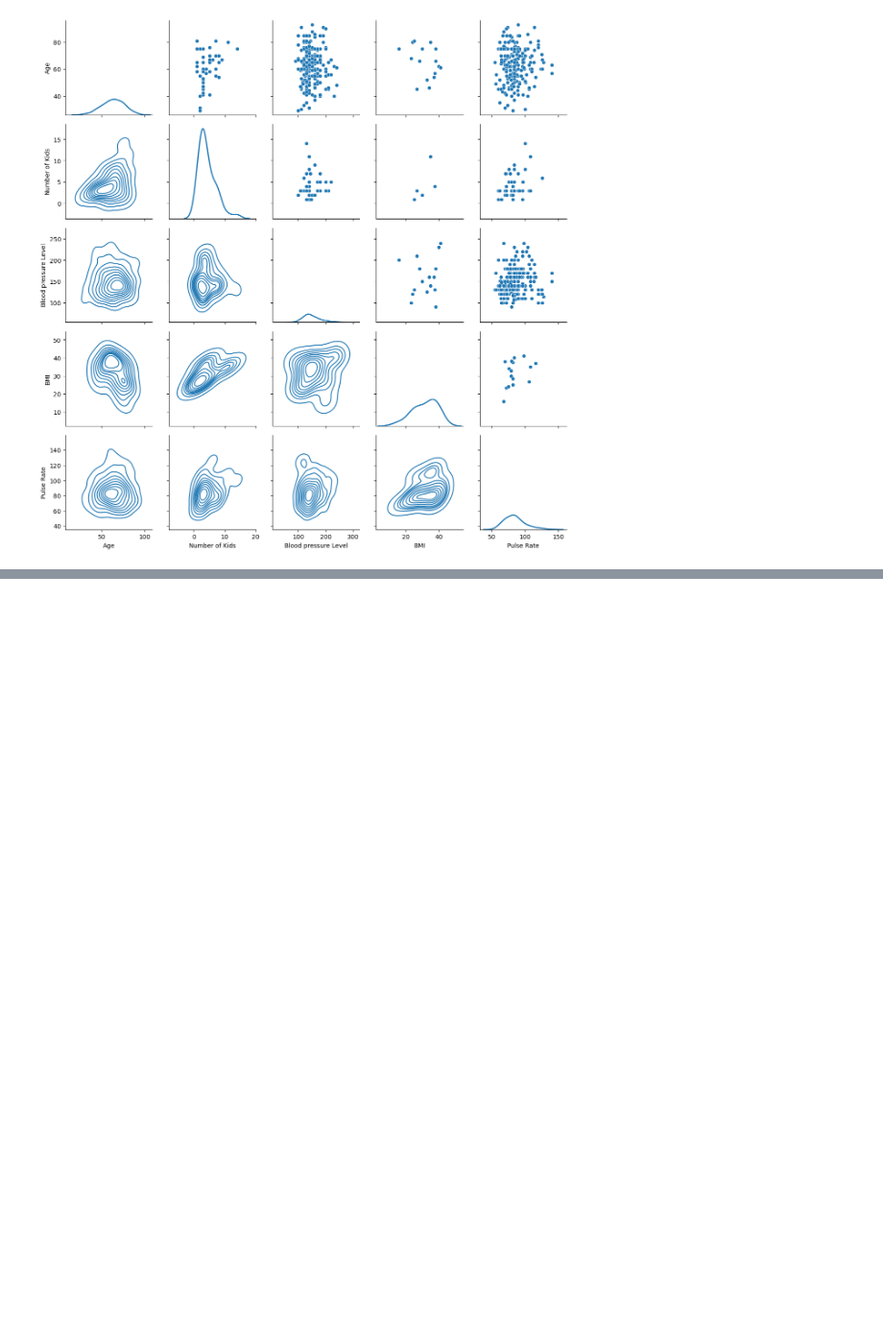
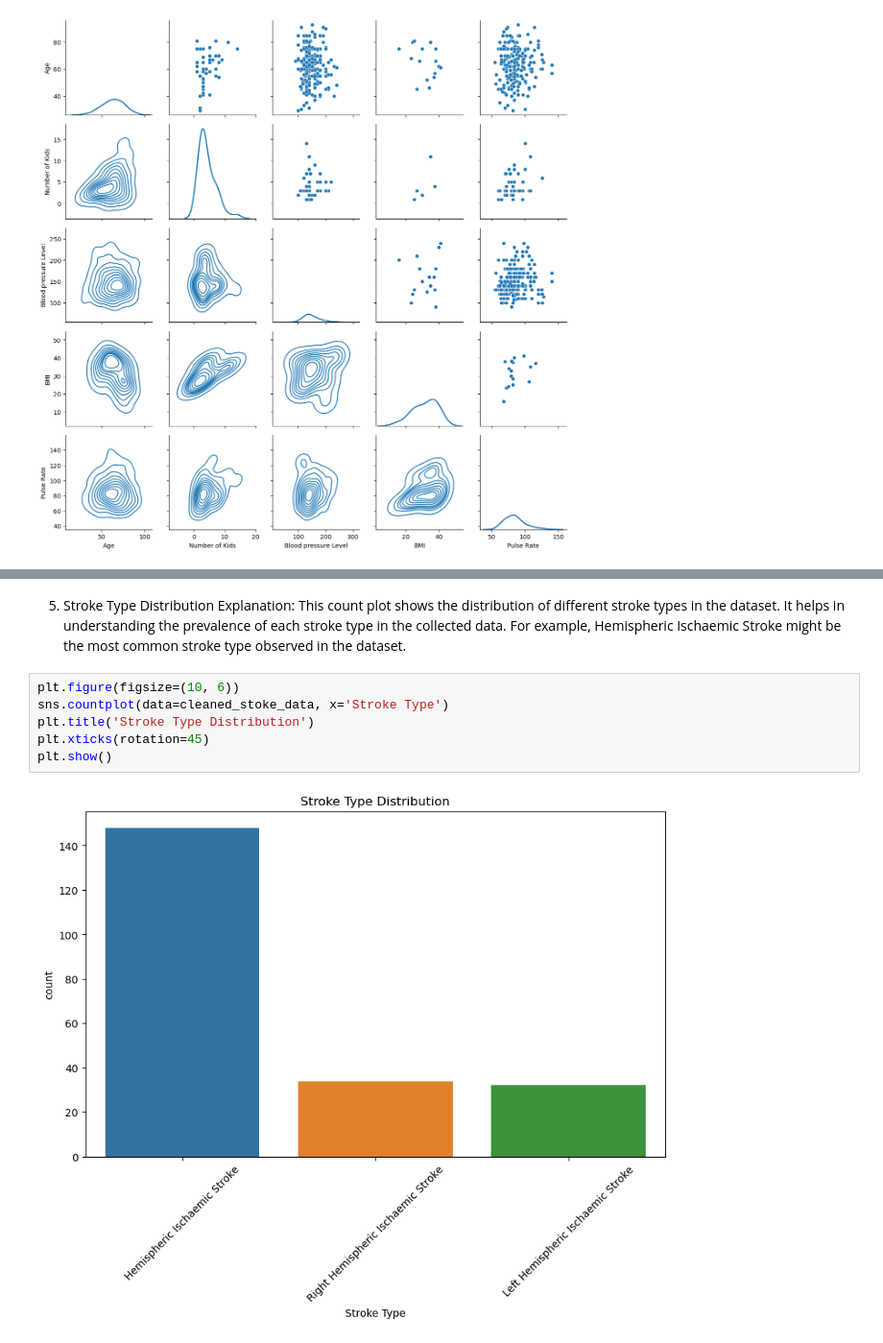
Before and after one commit to Roddiyyat/Final-Year-Stroke-Prediction-Project-, a Jupyter notebook: Final Year Project Data Analysis.ipynb, the cells around one changed output, grey strips where cells are left out. Shown at 96% size. Drawn from its saved outputs; the diff is of its cells as text; blank space fills up the shorter version.

```diff
--- a/Final Year Project Data Analysis.ipynb
+++ b/Final Year Project Data Analysis.ipynb
@@ -375,0 +405,11 @@ g = g.map_diag(sns.kdeplot, lw=2)
+# %% [markdown]
+5. Stroke Type Distribution
+Explanation: This count plot shows the distribution of different stroke types in the dataset. It helps in understanding the prevalence of each stroke type in the collected data. For example, Hemispheric Ischaemic Stroke might be the most common stroke type observed in the dataset.
+# %%
+plt.figure(figsize=(10, 6))
+sns.countplot(data=cleaned_stoke_data, x='Stroke Type')
+plt.title('Stroke Type Distribution')
+plt.xticks(rotation=45)
+plt.show()
+# %% [output]
+[figure, added]
```
Also changed, not shown: parts of 23 cells of this notebook.
